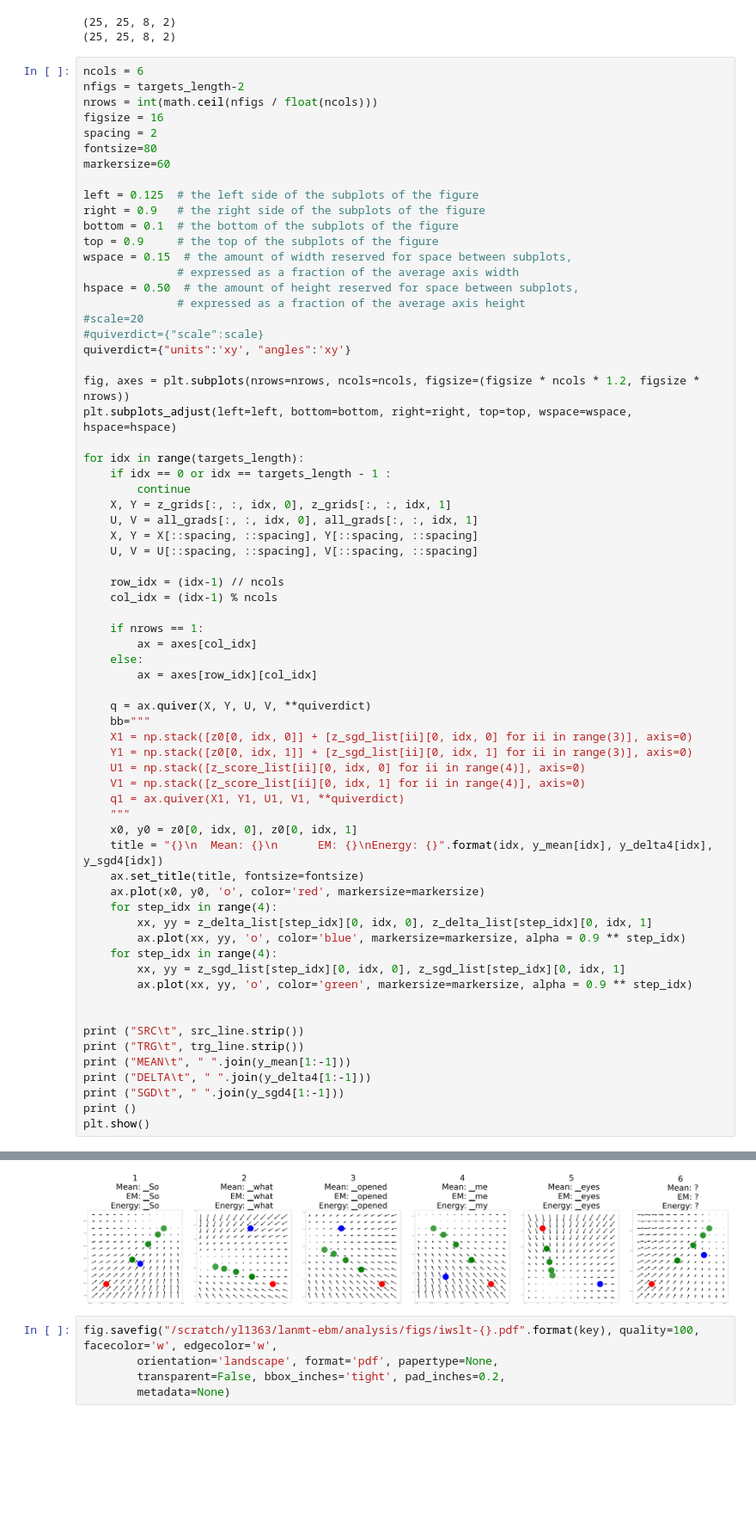
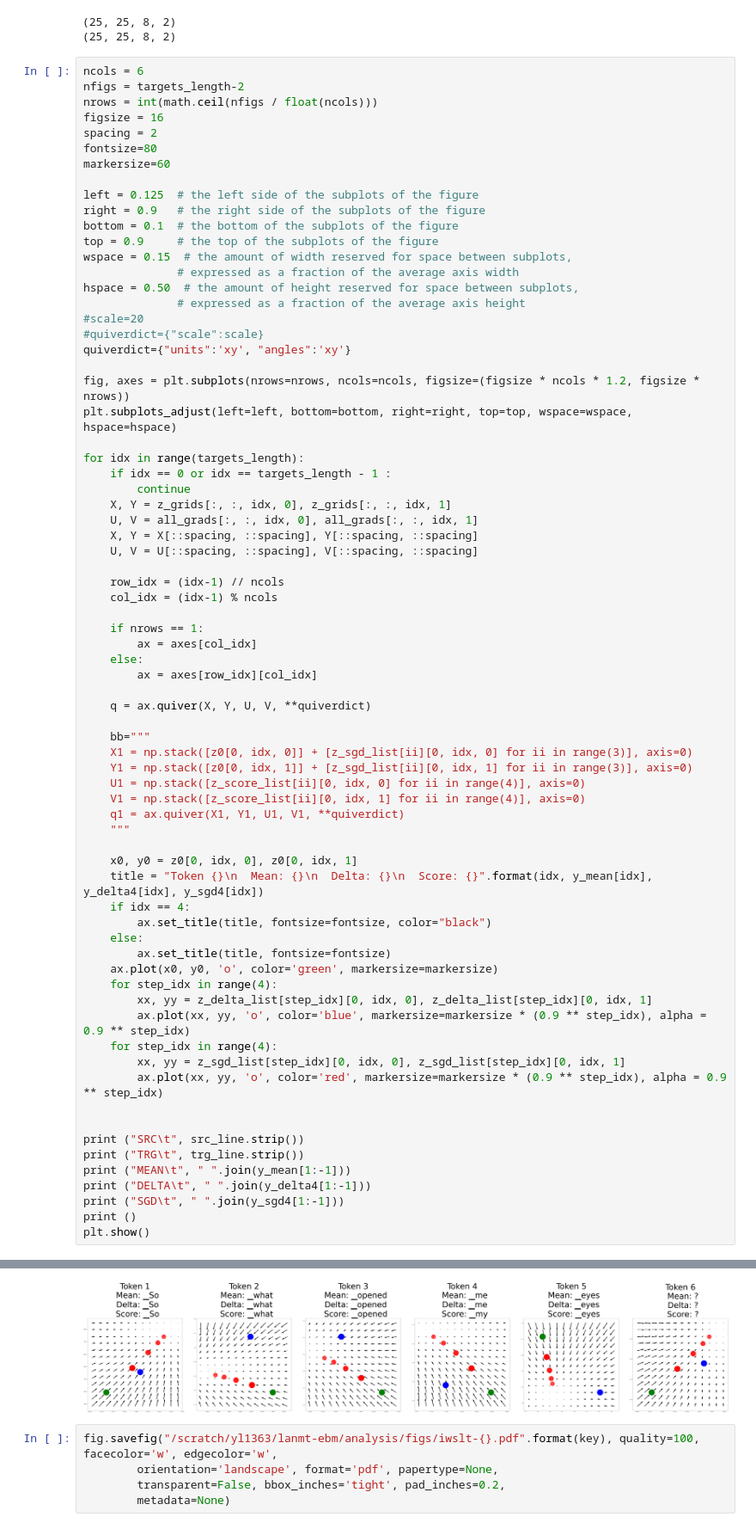
Before and after one commit to zomux/lanmt-ebm, a Jupyter notebook: analysis/visualize.ipynb, the cells around one changed output, grey strips where cells are left out. Shown at 86% size. Drawn from its saved outputs; the diff is of its cells as text; blank space fills up the shorter version.

```diff
--- a/analysis/visualize.ipynb
+++ b/analysis/visualize.ipynb
@@ -206,39 +208,44 @@ for idx in range(targets_length):
         ax = axes[row_idx][col_idx]
 
     q = ax.quiver(X, Y, U, V, **quiverdict)
+
     bb="""
     X1 = np.stack([z0[0, idx, 0]] + [z_sgd_list[ii][0, idx, 0] for ii in range(3)], axis=0)
     Y1 = np.stack([z0[0, idx, 1]] + [z_sgd_list[ii][0, idx, 1] for ii in range(3)], axis=0)
     U1 = np.stack([z_score_list[ii][0, idx, 0] for ii in range(4)], axis=0)
     V1 = np.stack([z_score_list[ii][0, idx, 1] for ii in range(4)], axis=0)
     q1 = ax.quiver(X1, Y1, U1, V1, **quiverdict)
     """
+
     x0, y0 = z0[0, idx, 0], z0[0, idx, 1]
-    title = "{}\n  Mean: {}\n      EM: {}\nEnergy: {}".format(idx, y_mean[idx], y_delta4[idx], y_sgd4[idx])
-    ax.set_title(title, fontsize=fontsize)
-    ax.plot(x0, y0, 'o', color='red', markersize=markersize)
+    title = "Token {}\n  Mean: {}\n  Delta: {}\n  Score: {}".format(idx, y_mean[idx], y_delta4[idx], y_sgd4[idx])
+    if idx == 4:
+        ax.set_title(title, fontsize=fontsize, color="black")
+    else:
+        ax.set_title(title, fontsize=fontsize)
+    ax.plot(x0, y0, 'o', color='green', markersize=markersize)
     for step_idx in range(4):
         xx, yy = z_delta_list[step_idx][0, idx, 0], z_delta_list[step_idx][0, idx, 1]
-        ax.plot(xx, yy, 'o', color='blue', markersize=markersize, alpha = 0.9 ** step_idx)
+        ax.plot(xx, yy, 'o', color='blue', markersize=markersize * (0.9 ** step_idx), alpha = 0.9 ** step_idx)
     for step_idx in range(4):
         xx, yy = z_sgd_list[step_idx][0, idx, 0], z_sgd_list[step_idx][0, idx, 1]
-        ax.plot(xx, yy, 'o', color='green', markersize=markersize, alpha = 0.9 ** step_idx)
+        ax.plot(xx, yy, 'o', color='red', markersize=markersize * (0.9 ** step_idx), alpha = 0.9 ** step_idx)
 
 
 print ("SRC\t", src_line.strip())
 print ("TRG\t", trg_line.strip())
 print ("MEAN\t", " ".join(y_mean[1:-1]))
 print ("DELTA\t", " ".join(y_delta4[1:-1]))
 print ("SGD\t", " ".join(y_sgd4[1:-1]))
 print ()
 plt.show()
 # %% [output]
 SRC      ▁Was ▁öffnete ▁mir ▁also ▁die ▁Augen ?
 TRG      ▁So ▁what ▁opened ▁my ▁eyes ?
 MEAN     ▁So ▁what ▁opened ▁me ▁eyes ?
 DELTA    ▁So ▁what ▁opened ▁me ▁eyes ?
 SGD      ▁So ▁what ▁opened ▁my ▁eyes ?
-[figure, old version]
+[figure, new version]
 # %%
 fig.savefig("/scratch/yl1363/lanmt-ebm/analysis/figs/iwslt-{}.pdf".format(key), quality=100, facecolor='w', edgecolor='w',
         orientation='landscape', format='pdf', papertype=None,
```
Also changed, not shown: parts of 3 cells of this notebook, 8 other files.
